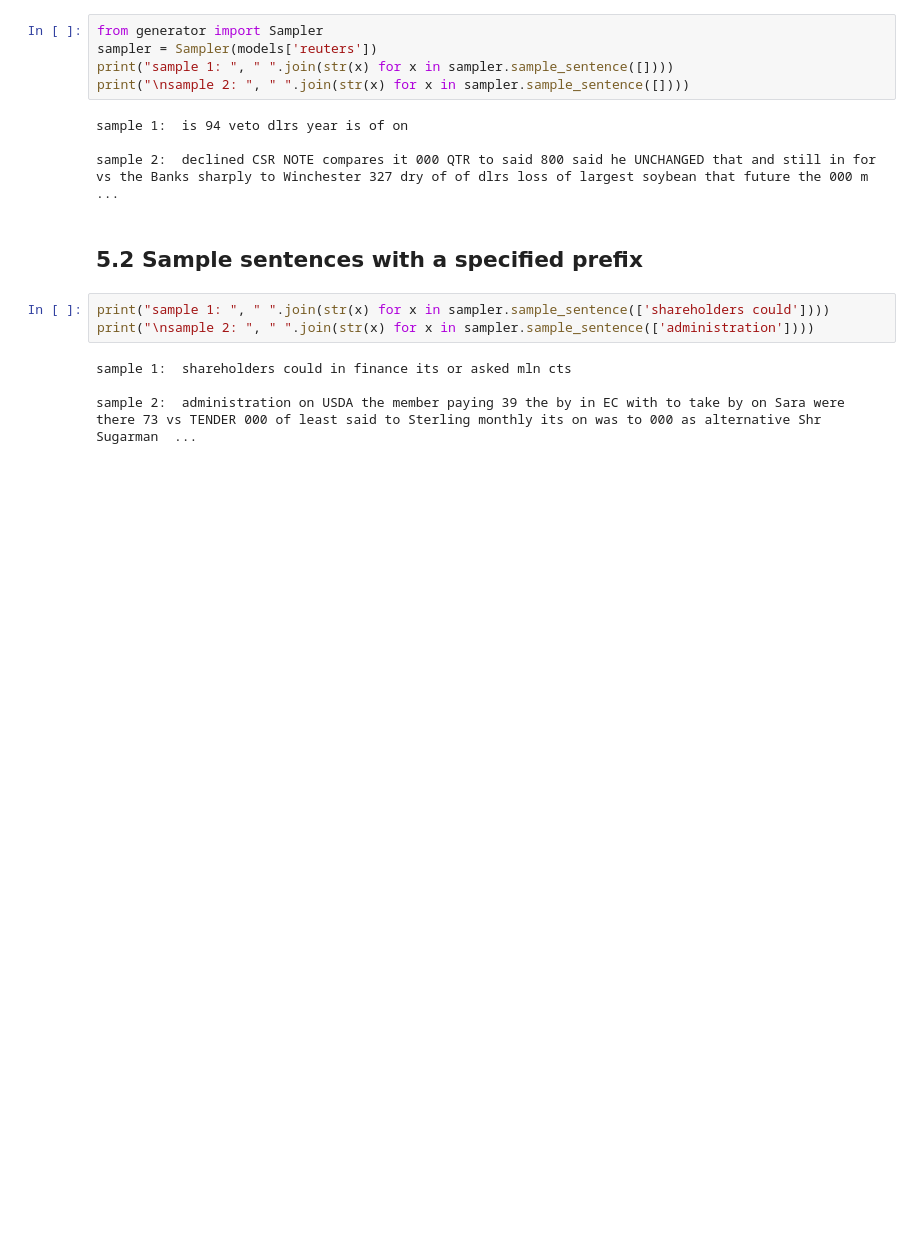
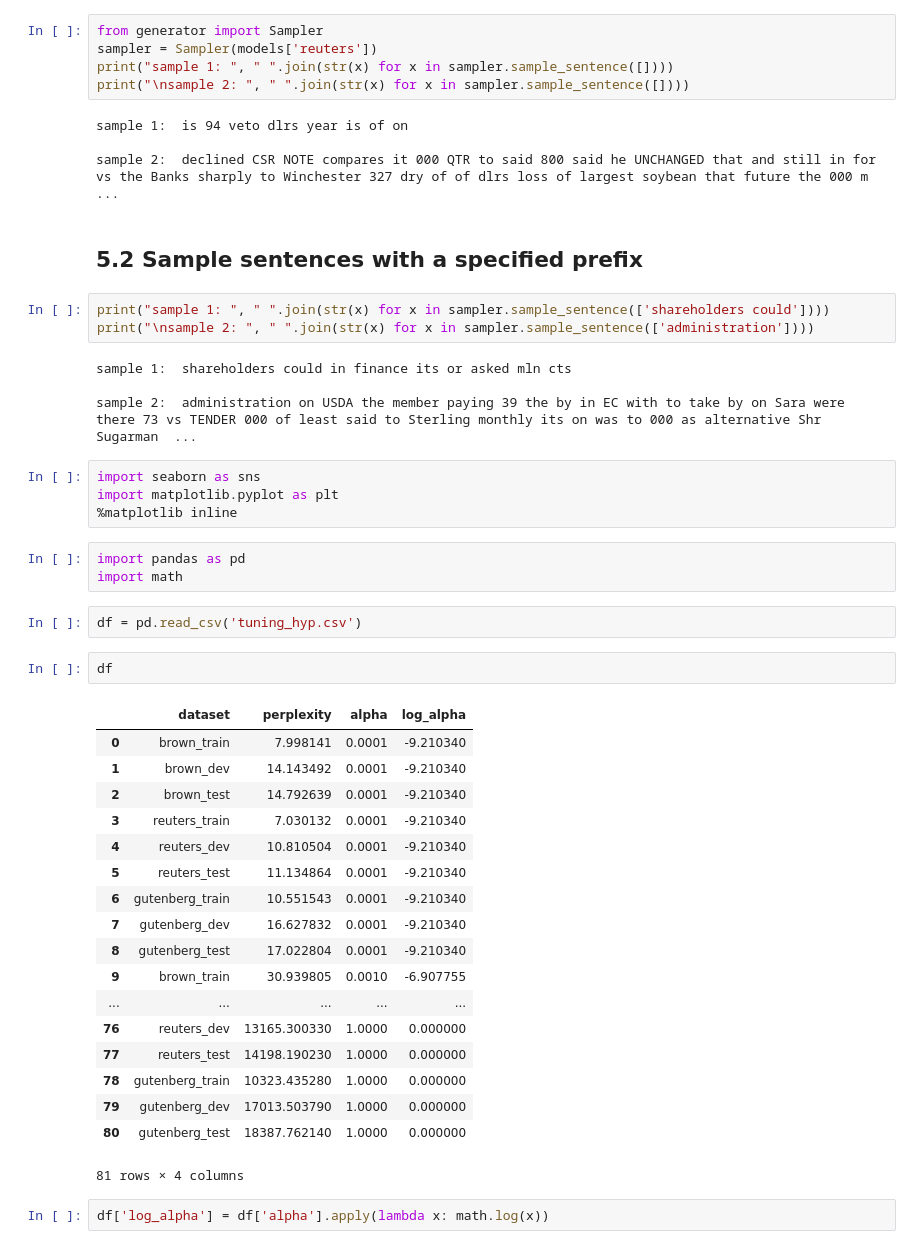
Before and after one commit to saideepreddy91/Statistical-NLP, a Jupyter notebook: A1_cse256_sp19/_1-Copy1.language_models.ipynb, the cells around one changed output. Cells and saved outputs as stored; diff of their text form; blank space fills up the shorter version.

Commit message:
hyperparamters tuning

```diff
--- a/A1_cse256_sp19/_1-Copy1.language_models.ipynb
+++ b/A1_cse256_sp19/_1-Copy1.language_models.ipynb
@@ -446,3 +446,35 @@ print("\nsample 2: ", " ".join(str(x) for x in sampler.sample_sentence(['adminis
 sample 1:  shareholders could in finance its or asked mln cts
 
 sample 2:  administration on USDA the member paying 39 the by in EC with to take by on Sara were there 73 vs TENDER 000 of least said to Sterling monthly its on was to 000 as alternative Shr Sugarman  ...
+# %%
+import seaborn as sns
+import matplotlib.pyplot as plt
+%matplotlib inline
+# %%
+import pandas as pd
+import math
+# %%
+df = pd.read_csv('tuning_hyp.csv')
+# %%
+df
+# %% [output]
+|  | dataset | perplexity | alpha | log_alpha |
+| 0 | brown_train | 7.998141 | 0.0001 | -9.210340 |
+| 1 | brown_dev | 14.143492 | 0.0001 | -9.210340 |
+| 2 | brown_test | 14.792639 | 0.0001 | -9.210340 |
+| 3 | reuters_train | 7.030132 | 0.0001 | -9.210340 |
+| 4 | reuters_dev | 10.810504 | 0.0001 | -9.210340 |
+| 5 | reuters_test | 11.134864 | 0.0001 | -9.210340 |
+| 6 | gutenberg_train | 10.551543 | 0.0001 | -9.210340 |
+| 7 | gutenberg_dev | 16.627832 | 0.0001 | -9.210340 |
+| 8 | gutenberg_test | 17.022804 | 0.0001 | -9.210340 |
+| 9 | brown_train | 30.939805 | 0.0010 | -6.907755 |
+| ... | ... | ... | ... | ... |
+| 76 | reuters_dev | 13165.300330 | 1.0000 | 0.000000 |
+| 77 | reuters_test | 14198.190230 | 1.0000 | 0.000000 |
+| 78 | gutenberg_train | 10323.435280 | 1.0000 | 0.000000 |
+| 79 | gutenberg_dev | 17013.503790 | 1.0000 | 0.000000 |
+| 80 | gutenberg_test | 18387.762140 | 1.0000 | 0.000000 |
+81 rows × 4 columns
+# %%
+df['log_alpha'] = df['alpha'].apply(lambda x: math.log(x))
```
Also changed, not shown: parts of 5 cells of this notebook, 6 other files.
